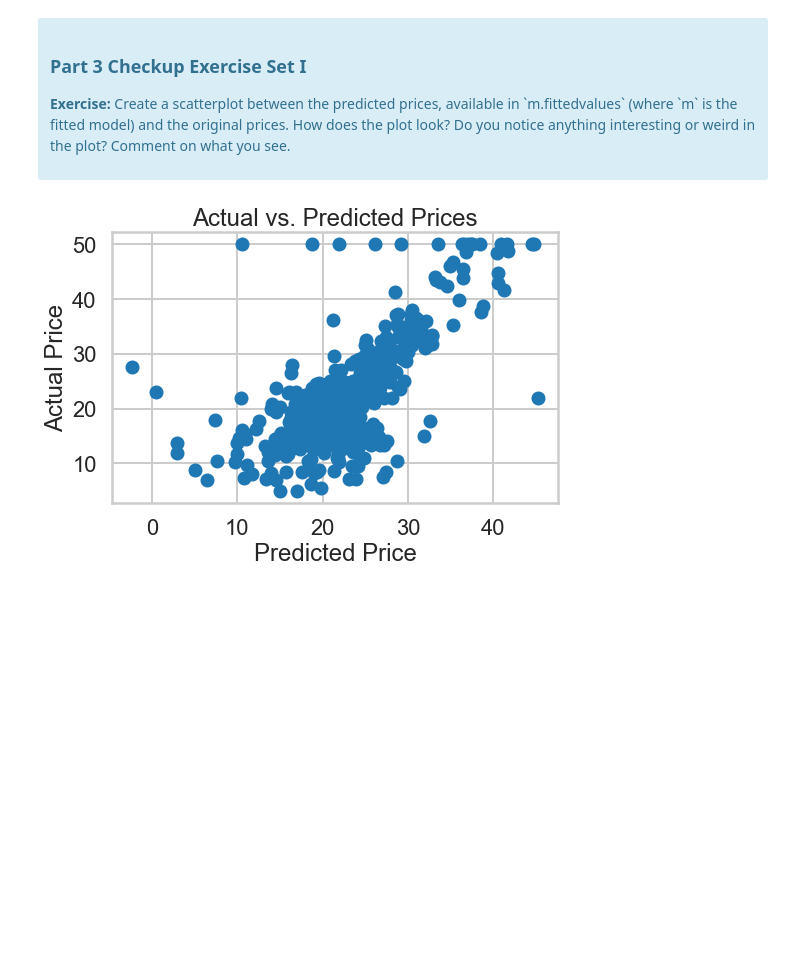
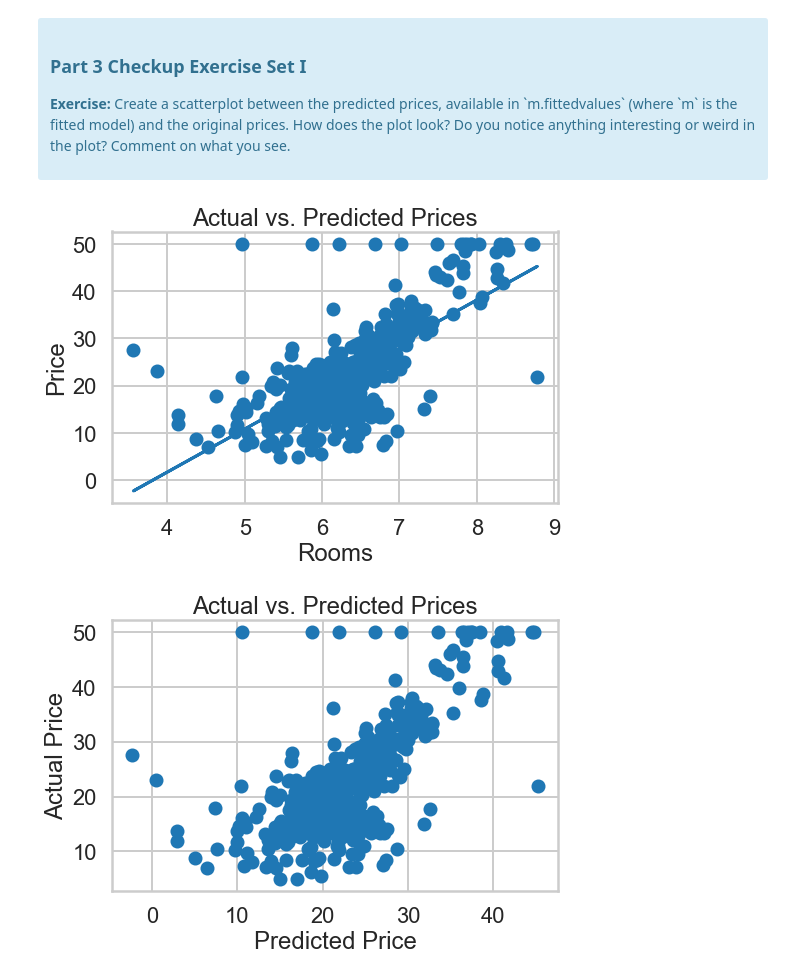
Before and after one commit to aldenmchico/Springboard, a Jupyter notebook: Linear-Regression-Exercise/Mini_Project_Linear_Regression.ipynb, the cells around one changed output. Drawn from its saved outputs; the diff is of its cells as text; code cells hidden in the pictures; blank space fills up the shorter version.

```diff
--- a/Linear-Regression-Exercise/Mini_Project_Linear_Regression.ipynb
+++ b/Linear-Regression-Exercise/Mini_Project_Linear_Regression.ipynb
@@ -526,6 +526,16 @@ Let's see how our model actually fit our data. We can see below that there is a
 
 <p><b>Exercise:</b> Create a scatterplot between the predicted prices, available in `m.fittedvalues` (where `m` is the fitted model) and the original prices. How does the plot look? Do you notice anything interesting or weird in the plot? Comment on what you see.</p>
 </div>
+# %%
+_ = plt.figure(figsize=(8,5))
+_ = plt.scatter(bos.RM, bos['PRICE'])
+_ = plt.plot(bos.RM, bos.pred)
+_ = plt.xlabel('Rooms')
+_ = plt.ylabel('Price')
+_ = plt.title('Actual vs. Predicted Prices')
+plt.show()
+# %% [output]
+[figure, added]
 # %%
 _ = plt.figure(figsize=(8,5))
 _ = plt.scatter(m.fittedvalues, bos['PRICE'])
```
